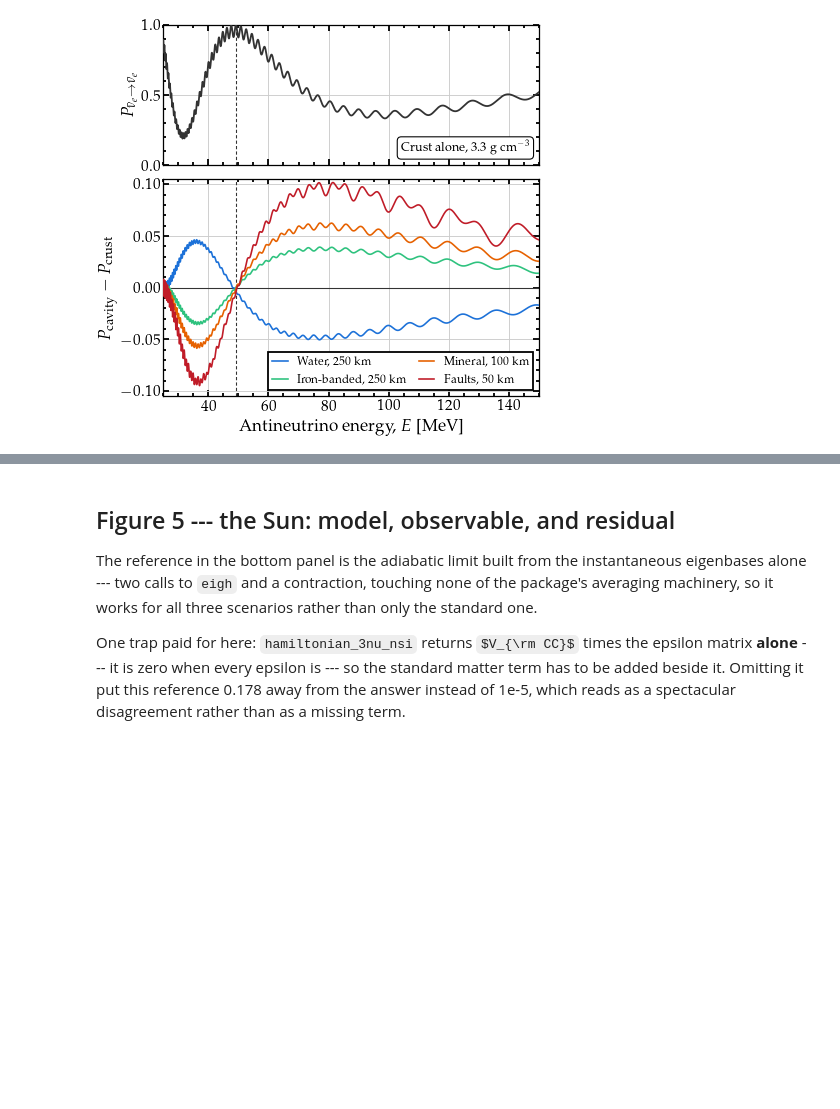
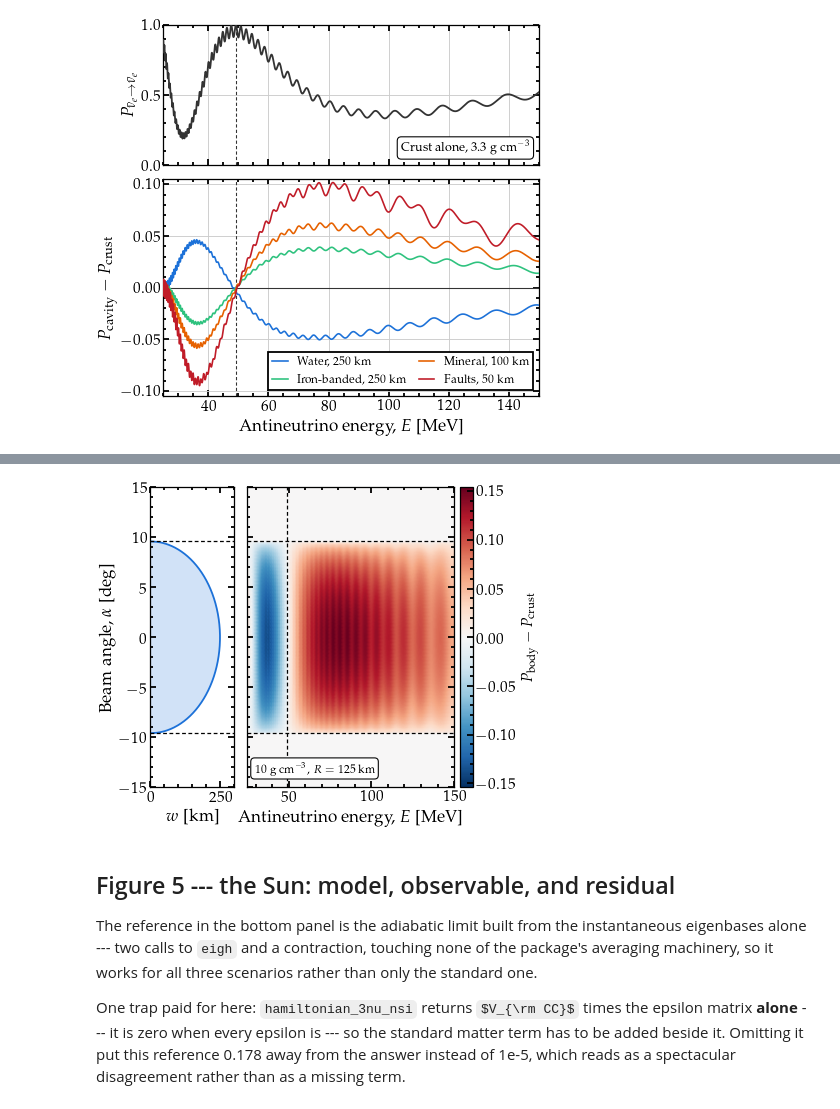
Before and after one commit to mbustama/Magnus, a Jupyter notebook: notebooks/28_magnus_paper_figures.ipynb, the cells around one changed output, grey strips where cells are left out. Cells and saved outputs as stored; diff of their text form; code cells hidden in the pictures; some formulas as TeX source; blank space fills up the shorter version.

```diff
--- a/notebooks/28_magnus_paper_figures.ipynb
+++ b/notebooks/28_magnus_paper_figures.ipynb
@@ -2478,0 +2488,79 @@ save(fig, 'cavity.pdf')
+# %%
+# ----------------------------------------- the beam swept across a buried body
+# Hold the source and the 1500 km baseline of the cell above, turn the beam through an
+# angle alpha, and let the chord cut a different slice of one buried body.  The body is a
+# sphere, so the crossed width traces its silhouette; the map is that silhouette in the
+# energy-angle plane.  Where the beam misses, the change is exactly zero by construction.
+SWEEP_R, SWEEP_D0 = 125.0, 750.0        # km: the body's radius, and how far along
+SWEEP_RHO, SWEEP_YE = 10.0, 0.5         # a heavy mineral deposit
+SWEEP_E = np.linspace(25.0, 150.0, 400)*gd.UNIT_MEV
+SWEEP_ALPHA = np.linspace(-15.0, 15.0, 220)
+SWEEP_NE = cav_ne(SWEEP_RHO, SWEEP_YE)
+
+
+def sweep_crossing(alpha_deg):
+    """Where the beam at this angle enters and leaves the body, in km along the chord."""
+    a = np.radians(alpha_deg)
+    miss = abs(SWEEP_D0*np.sin(a))
+    if miss >= SWEEP_R:
+        return None
+    half = np.sqrt(SWEEP_R**2 - miss**2)
+    mid = SWEEP_D0*np.cos(a)
+    return mid - half, mid + half
+
+
+SWEEP_P0 = np.asarray(quiet(oscprob.osc_prob_matter_std_potential, 3, NE_CRUST, SWEEP_E,
+                            CAV_L0*gd.UNIT_KM, **CAV_KW))
+SWEEP_DP = np.zeros((len(SWEEP_E), len(SWEEP_ALPHA)))
+for sweep_j, sweep_a in enumerate(SWEEP_ALPHA):
+    sweep_seg = sweep_crossing(sweep_a)
+    if sweep_seg is None:
+        continue
+
+    def sweep_profile(l, lo=sweep_seg[0], hi=sweep_seg[1]):
+        x = np.asarray(l, dtype=float)/gd.UNIT_KM
+        return NE_CRUST + (SWEEP_NE - NE_CRUST)*((x >= lo) & (x <= hi))
+
+    SWEEP_DP[:, sweep_j] = np.asarray(quiet(
+        oscprob.osc_prob_matter_std_potential, 3, sweep_profile, SWEEP_E,
+        CAV_L0*gd.UNIT_KM, t_breakpoints=np.array(sweep_seg)*gd.UNIT_KM,
+        **CAV_KW)) - SWEEP_P0
+
+SWEEP_LIM = max(abs(SWEEP_DP.min()), abs(SWEEP_DP.max()))
+SWEEP_A_MAX = np.degrees(np.arcsin(SWEEP_R/SWEEP_D0))
+# The silhouette itself: how much body the beam crosses at each angle.  The map's
+# envelope in alpha is this curve, which is what the projection means here.
+SWEEP_AF = np.linspace(-SWEEP_A_MAX, SWEEP_A_MAX, 400)
+SWEEP_WF = 2.0*np.sqrt(np.maximum(
+    SWEEP_R**2 - (SWEEP_D0*np.sin(np.radians(SWEEP_AF)))**2, 0.0))
+
+fig, (axw, ax) = plt.subplots(1, 2, figsize=(COL, 2.75), sharey=True,
+                              gridspec_kw=dict(width_ratios=[1.0, 3.0]))
+axw.fill_betweenx(SWEEP_AF, 0.0, SWEEP_WF, facecolor=BLUE, alpha=0.20, lw=0.0)
+axw.plot(SWEEP_WF, SWEEP_AF, color=BLUE, lw=1.0)
+axw.set_xlim(0.0, 300.0); axw.set_xticks([0, 250])
+axw.set_xlabel(r'$w$ [km]', labelpad=2.0)
+axw.set_ylabel(r'Beam angle, $\alpha$ [deg]', labelpad=2.0)
+im = ax.pcolormesh(SWEEP_E/gd.UNIT_MEV, SWEEP_ALPHA, SWEEP_DP.T, cmap='RdBu_r',
+                   vmin=-SWEEP_LIM, vmax=SWEEP_LIM, shading='gouraud', rasterized=True)
+ax.set_xlabel(r'Antineutrino energy, $E$ [MeV]', labelpad=2.0)
+# The stationary point of the cell above: the crust curve peaks there, so no density
+# contrast moves the probability at first order and the map changes sign across it.
+ax.axvline(float(SWEEP_E[SWEEP_P0.argmax()]/gd.UNIT_MEV), color='black', lw=0.7,
+           ls=(0, (3, 2)), zorder=4)
+corner(ax, r'$10$~g~cm$^{-3}$, $R = 125$~km', loc='lower left', fontsize=6.5,
+       x=0.035, y=0.04)
+for sweep_ax in (axw, ax):
+    for sweep_s in (-1.0, 1.0):
+        sweep_ax.axhline(sweep_s*SWEEP_A_MAX, color='black', lw=0.7, ls=(0, (3, 2)),
+                         zorder=4)
+ax.set_ylim(SWEEP_ALPHA[0], SWEEP_ALPHA[-1])
+cb = fig.colorbar(im, ax=ax, pad=0.025, aspect=24)
+cb.set_label(r'$P_{\rm body} - P_{\rm crust}$', fontsize=8.5, labelpad=3)
+fig.tight_layout(pad=0.4)
+fig.subplots_adjust(wspace=0.08)
+print('  the body subtends +/- %.2f deg; widest crossing %.0f km'
+      % (SWEEP_A_MAX, SWEEP_WF.max()))
+print('  change in probability from %+.3f to %+.3f' % (SWEEP_DP.min(), SWEEP_DP.max()))
+save(fig, 'cavity_sweep.pdf')
+# %% [output]
@@ -2479,3 +2570,4 @@ save(fig, 'cavity.pdf')
+[figure, added]
 # %% [markdown]
 ## Figure 5 --- the Sun: model, observable, and residual
 
```
Also changed, not shown: parts of 4 cells of this notebook, 2 other files.
